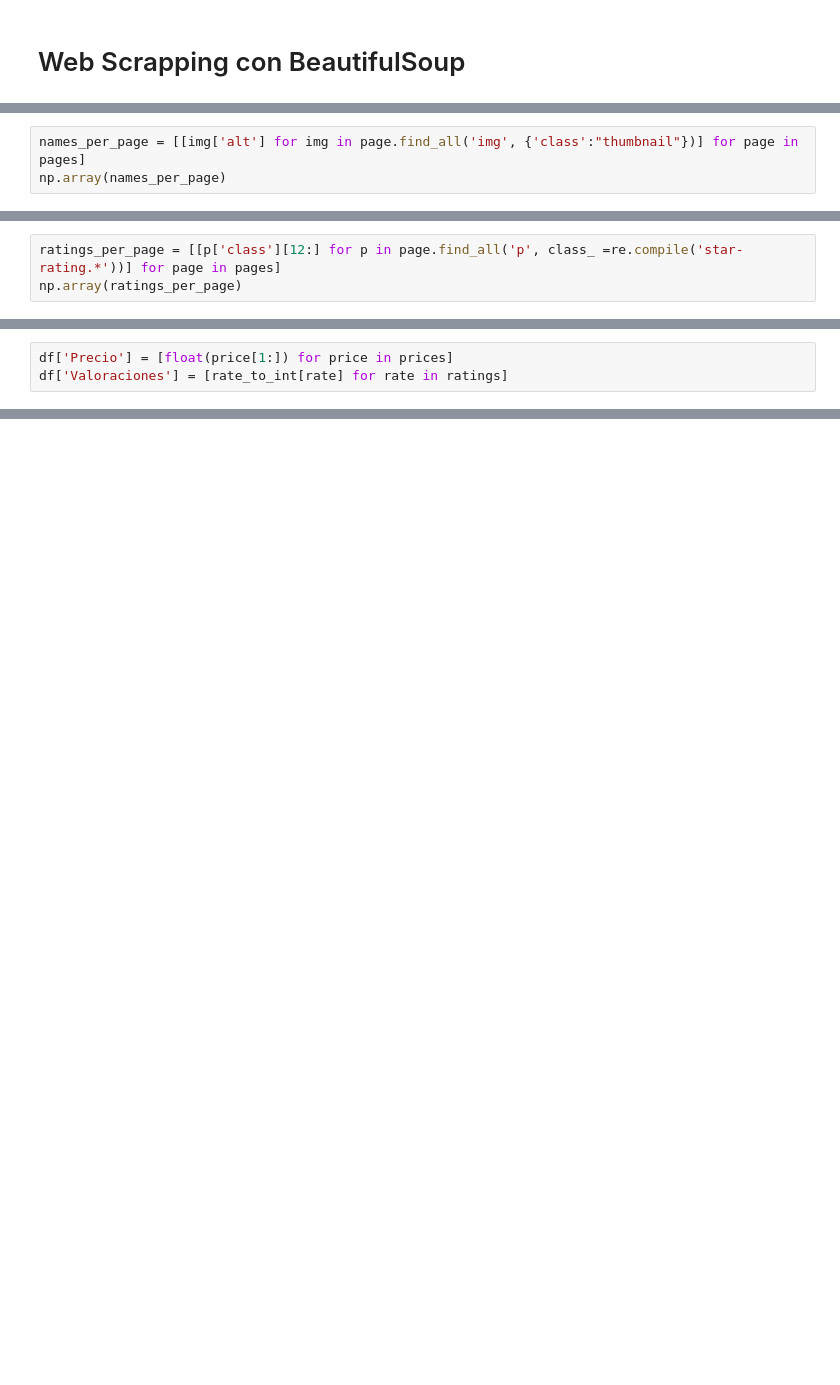
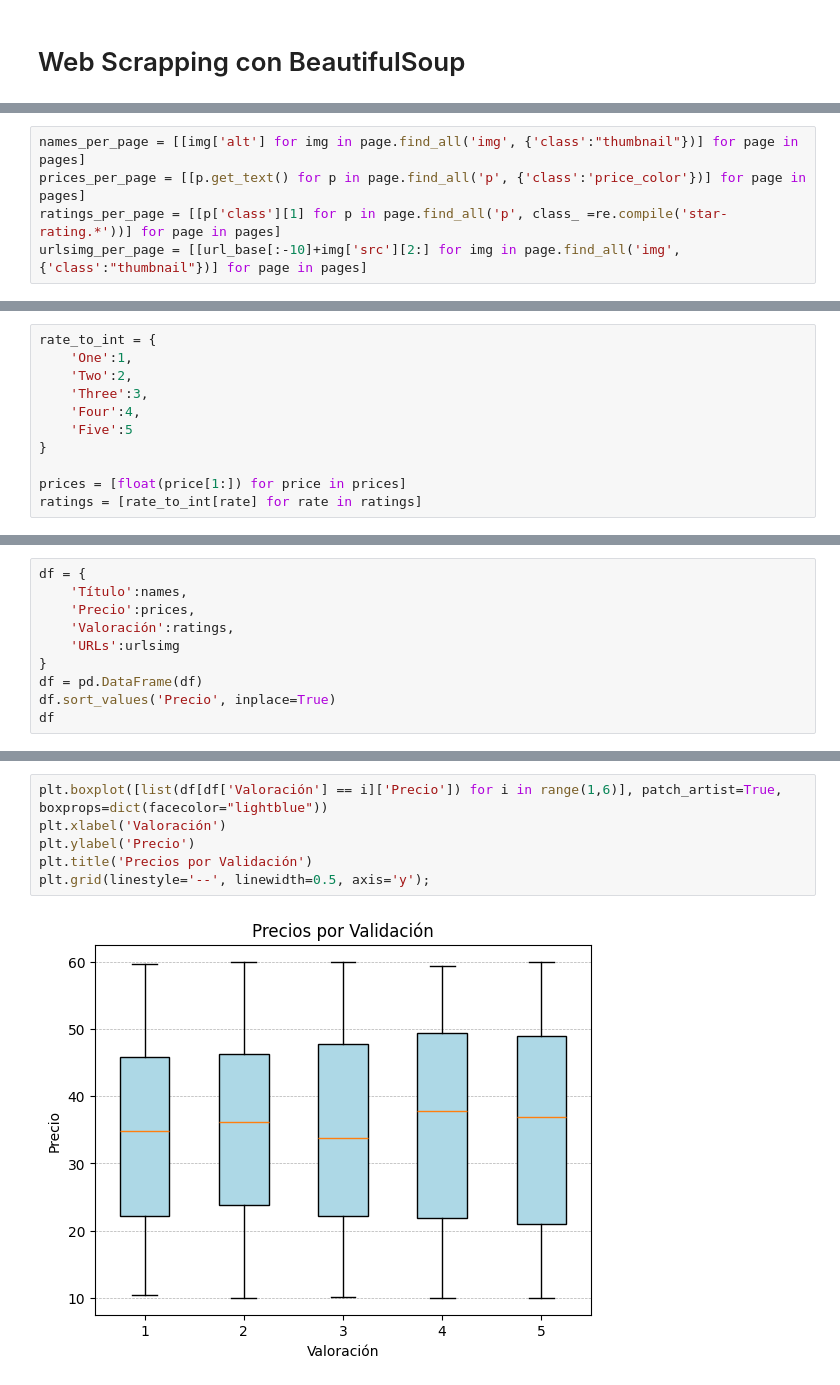
Before and after one commit to dui-luis-alberto-37/web_scraping_bs, a Jupyter notebook: Tr2_WebScraping_LuisAlbertoGarciaOrozco.ipynb, the cells around one changed output, grey strips where cells are left out. Cells and saved outputs as stored; diff of their text form; blank space fills up the shorter version.

```diff
--- a/Tr2_WebScraping_LuisAlbertoGarciaOrozco.ipynb
+++ b/Tr2_WebScraping_LuisAlbertoGarciaOrozco.ipynb
@@ -63,3 +63,5 @@ pages[0].prettify
 # %%
 names_per_page = [[img['alt'] for img in page.find_all('img', {'class':"thumbnail"})] for page in pages]
-np.array(names_per_page)
+prices_per_page = [[p.get_text() for p in page.find_all('p', {'class':'price_color'})] for page in pages]
+ratings_per_page = [[p['class'][1] for p in page.find_all('p', class_ =re.compile('star-rating.*'))] for page in pages]
+urlsimg_per_page = [[url_base[:-10]+img['src'][2:] for img in page.find_all('img', {'class':"thumbnail"})] for page in pages]
@@ -105,3 +67,0 @@ array([['£51.77', '£53.74', '£50.10', '£47.82', '£54.23', '£22.65',
-# %%
-ratings_per_page = [[p['class'][12:] for p in page.find_all('p', class_ =re.compile('star-rating.*'))] for page in pages]
-np.array(ratings_per_page)
@@ -182,3 +77,11 @@ rate_to_int = {
 # %%
-df['Precio'] = [float(price[1:]) for price in prices]
-df['Valoraciones'] = [rate_to_int[rate] for rate in ratings]
+rate_to_int = {
+    'One':1,
+    'Two':2,
+    'Three':3,
+    'Four':4,
+    'Five':5
+}
+
+prices = [float(price[1:]) for price in prices]
+ratings = [rate_to_int[rate] for rate in ratings]
@@ -204,0 +88,10 @@ df['Valoraciones']
+# %%
+df = {
+    'Título':names,
+    'Precio':prices,
+    'Valoración':ratings,
+    'URLs':urlsimg
+}
+df = pd.DataFrame(df)
+df.sort_values('Precio', inplace=True)
+df
@@ -204,0 +112,8 @@ df['Valoraciones']
+# %%
+plt.boxplot([list(df[df['Valoración'] == i]['Precio']) for i in range(1,6)], patch_artist=True, boxprops=dict(facecolor="lightblue"))
+plt.xlabel('Valoración')
+plt.ylabel('Precio')
+plt.title('Precios por Validación')
+plt.grid(linestyle='--', linewidth=0.5, axis='y');
+# %% [output]
+[figure, added]
```
Also changed, not shown: parts of 14 cells of this notebook.
